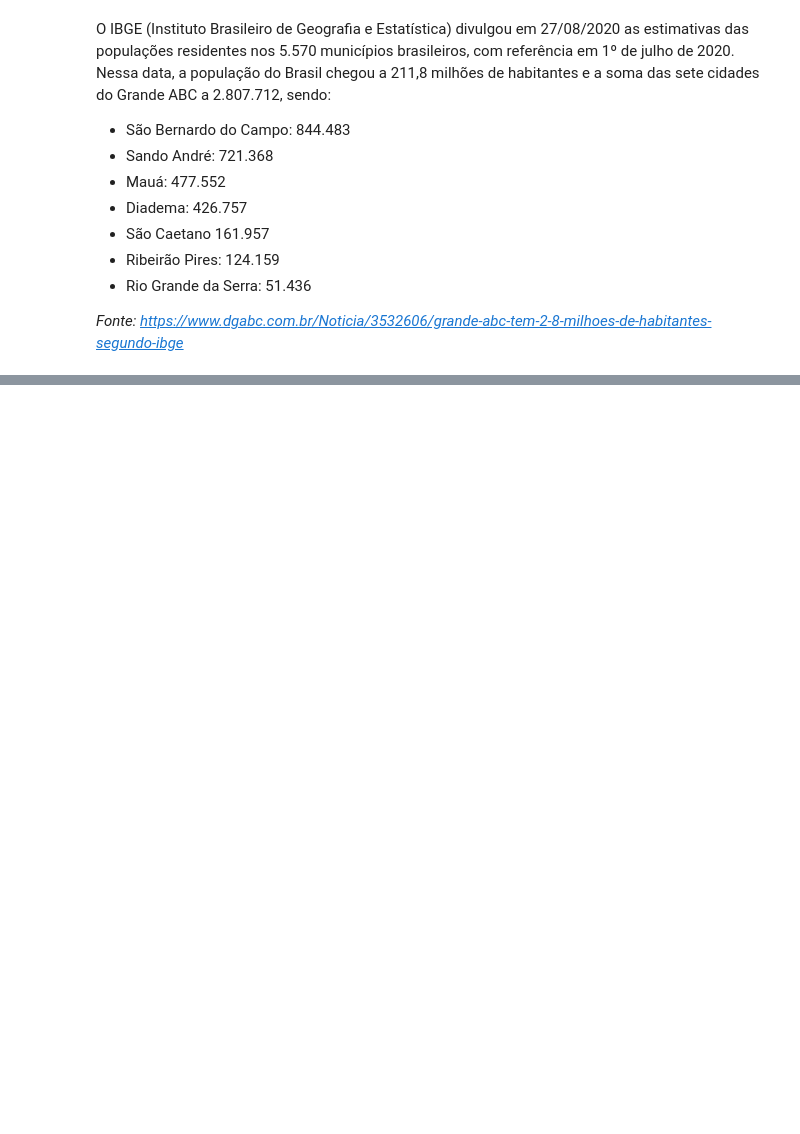
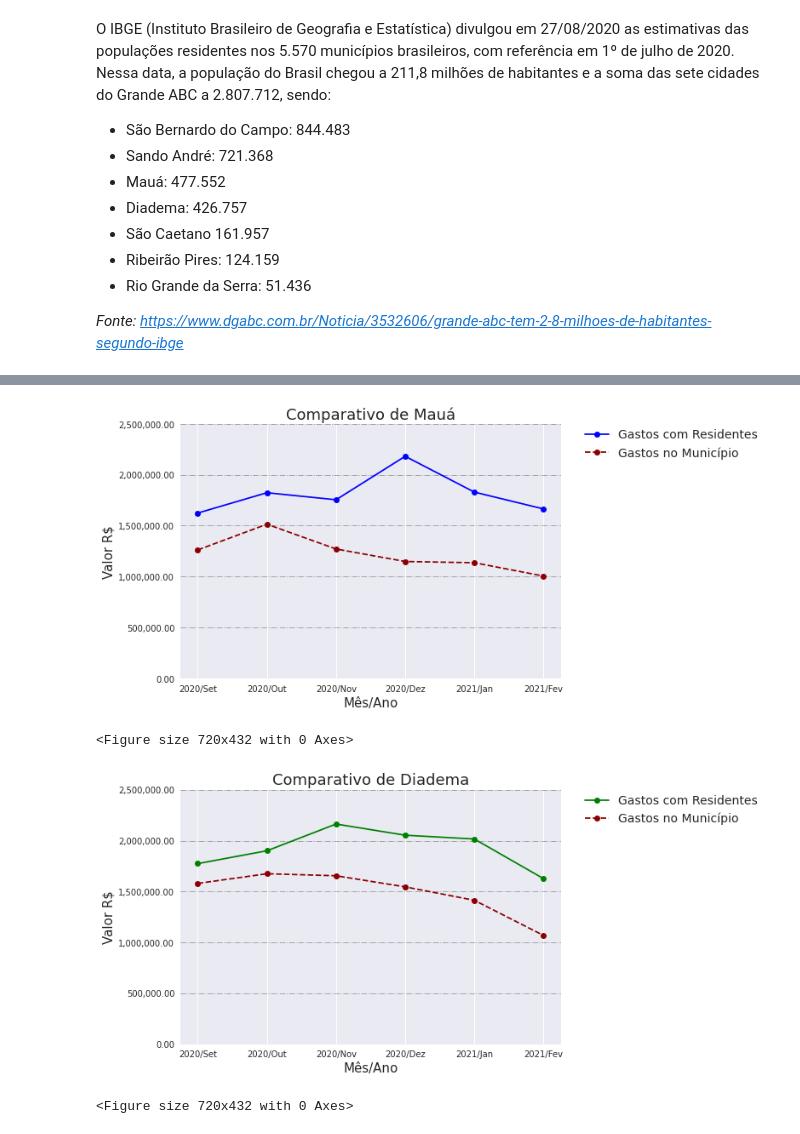
Before and after one commit to brunarigo/DS-project01-datasus-analysis, a Jupyter notebook: Notebooks/Project01_Datasus_Analysis.ipynb, the cells around one changed output, grey strips where cells are left out. Drawn from its saved outputs; the diff is of its cells as text; code cells hidden in the pictures; blank space fills up the shorter version.

```diff
--- a/Notebooks/Project01_Datasus_Analysis.ipynb
+++ b/Notebooks/Project01_Datasus_Analysis.ipynb
@@ -254,0 +255,51 @@ plt.show()
+# %%
+res_diadema = municipios_res_menor_gasto.T
+res_diadema = res_diadema['351380 Diadema']
+int_diadema = municipios_int_menor_gasto.T
+int_diadema = int_diadema['351380 Diadema']
+
+res_maua = municipios_res_menor_gasto.T
+res_maua = res_maua['352940 Mauá']
+int_maua = municipios_int_menor_gasto.T
+int_maua = int_maua['352940 Mauá']
+
+res_ribeirao = municipios_res_menor_gasto.T
+res_ribeirao = res_ribeirao['354330 Ribeirão Pires']
+int_ribeirao = municipios_int_menor_gasto.T
+int_ribeirao = int_ribeirao['354330 Ribeirão Pires']
+
+res_scs = municipios_res_menor_gasto.T
+res_scs = res_scs['354880 São Caetano do Sul']
+int_scs = municipios_int_menor_gasto.T
+int_scs = int_scs['354880 São Caetano do Sul']
+# %%
+plt.plot(res_maua, color='blue', linestyle='-', marker='o', markersize = 7)
+plt.plot(int_maua.T, color='darkred',linestyle='--', marker='o', markersize = 7)
+plt.ylim(0,2500000.00)
+plt.xlabel('Mês/Ano', fontsize=15)
+plt.ylabel('Valor R$', fontsize=15)
+plt.title('Comparativo de Mauá', fontsize=18)
+axes = plt.gca()
+axes.yaxis.grid(b=True, color='black', alpha=0.3, linestyle='-.', linewidth=1)
+axes.yaxis.set_major_formatter(ticker.StrMethodFormatter("{x:,.2f}"))
+plt.legend(['Gastos com Residentes','Gastos no Município'], fontsize=14, bbox_to_anchor=(1.05, 1), loc='upper left', borderaxespad=0.)
+plt.figure(figsize=(10, 6))
+plt.show()
+
+plt.plot(res_diadema, color='green', linestyle='-', marker='o', markersize = 7)
+plt.plot(int_diadema.T, color='darkred', linestyle='--', marker='o', markersize = 7)
+plt.ylim(0,2500000.00)
+plt.xlabel('Mês/Ano', fontsize=15)
+plt.ylabel('Valor R$', fontsize=15)
+plt.title('Comparativo de Diadema', fontsize=18)
+axes = plt.gca()
+axes.yaxis.grid(b=True, color='black', alpha=0.3, linestyle='-.', linewidth=1)
+axes.yaxis.set_major_formatter(ticker.StrMethodFormatter("{x:,.2f}"))
+plt.legend(['Gastos com Residentes','Gastos no Município'], fontsize=14, bbox_to_anchor=(1.05, 1), loc='upper left', borderaxespad=0.)
+plt.figure(figsize=(10, 6))
+plt.show()
+# %% [output]
+[figure, added]
+<Figure size 720x432 with 0 Axes>
+[figure, added]
+<Figure size 720x432 with 0 Axes>
```
Also changed, not shown: parts of 7 cells of this notebook.
